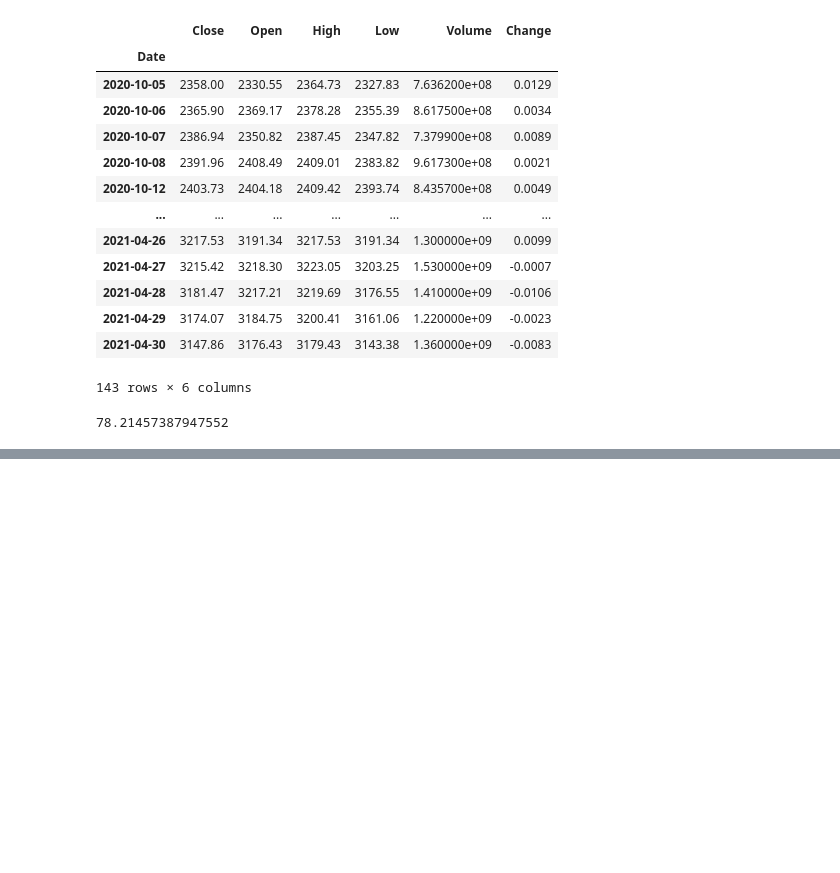
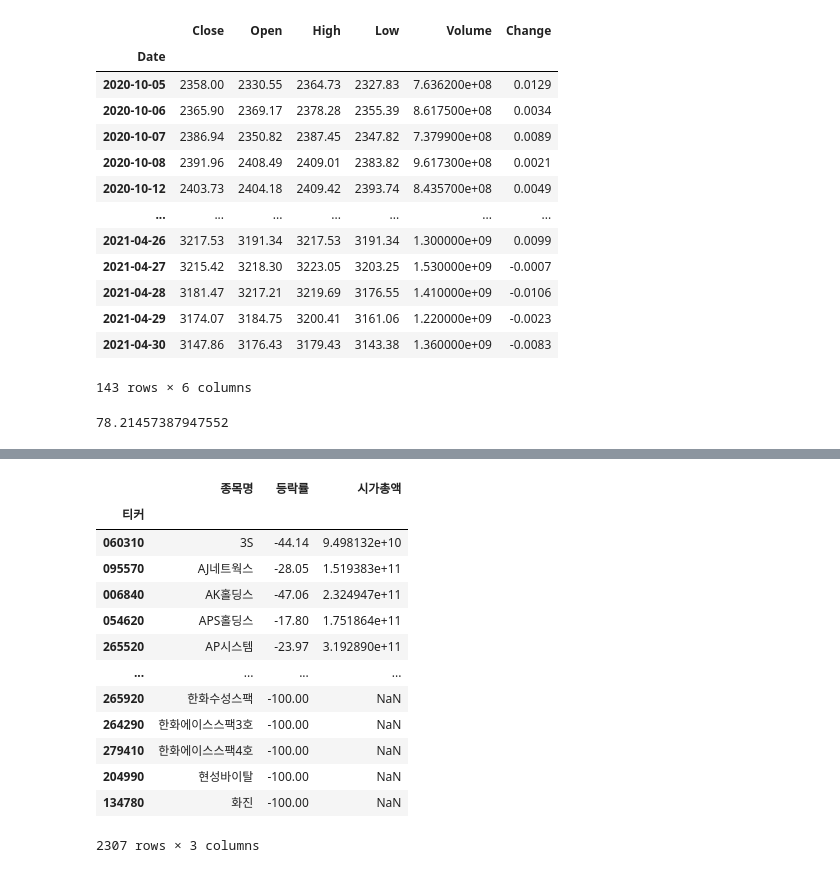
Before and after one commit to sharebook-kr/book-pandas-for-finance, a Jupyter notebook: ch13/ch13-momentum.ipynb, the cells around one changed output, grey strips where cells are left out. Cells and saved outputs as stored; diff of their text form; code cells hidden in the pictures; blank space fills up the shorter version.

```diff
--- a/ch13/ch13-momentum.ipynb
+++ b/ch13/ch13-momentum.ipynb
@@ -181,0 +208,4 @@ CAGR * 100
+# %%
+# 기본 필터링
+# 우량주 제외
+all2 = all.filter(regex="0$", axis=0)
@@ -181,0 +233,18 @@ CAGR * 100
+# %%
+all3 = all2.join(other=cap)
+all3
+# %% [output]
+|  | 종목명 | 등락률 | 시가총액 |
+| 티커 |  |  |  |
+| 060310 | 3S | -44.14 | 9.498132e+10 |
+| 095570 | AJ네트웍스 | -28.05 | 1.519383e+11 |
+| 006840 | AK홀딩스 | -47.06 | 2.324947e+11 |
+| 054620 | APS홀딩스 | -17.80 | 1.751864e+11 |
+| 265520 | AP시스템 | -23.97 | 3.192890e+11 |
+| ... | ... | ... | ... |
+| 265920 | 한화수성스팩 | -100.00 | NaN |
+| 264290 | 한화에이스스팩3호 | -100.00 | NaN |
+| 279410 | 한화에이스스팩4호 | -100.00 | NaN |
+| 204990 | 현성바이탈 | -100.00 | NaN |
+| 134780 | 화진 | -100.00 | NaN |
+2307 rows × 3 columns
```
Also changed, not shown: parts of 12 cells of this notebook.
